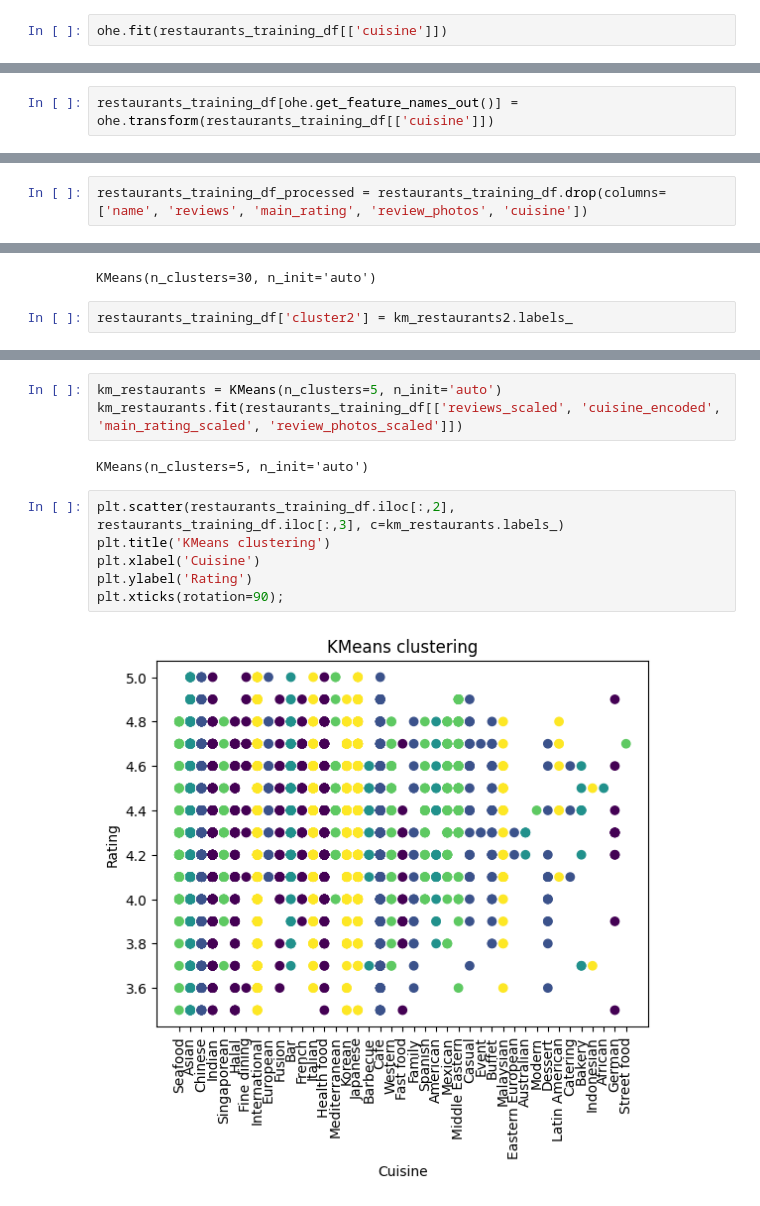
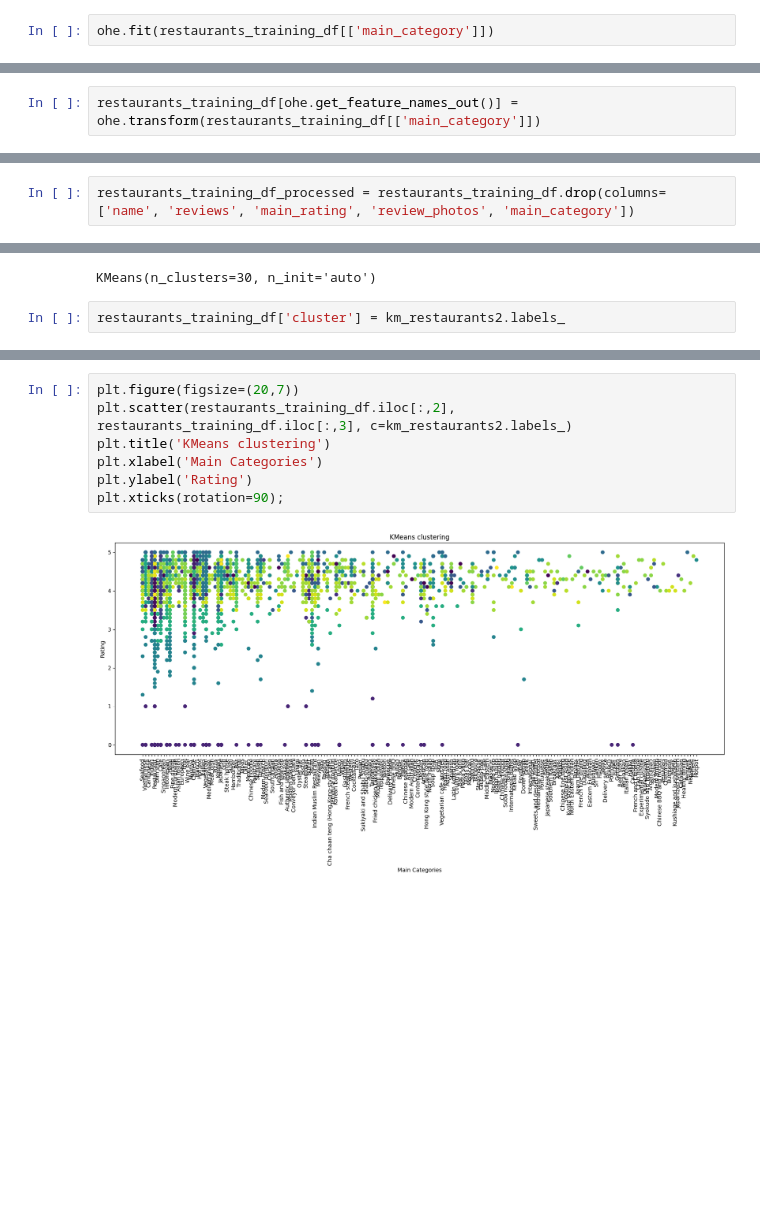
Before and after one commit to toothyachy/yumspeak, a Jupyter notebook: notebooks/kal_kmeans.ipynb, the cells around one changed output, grey strips where cells are left out. Cells and saved outputs as stored; diff of their text form; blank space fills up the shorter version.

```diff
--- a/notebooks/kal_kmeans.ipynb
+++ b/notebooks/kal_kmeans.ipynb
@@ -552,7 +573,7 @@ restaurants_training_df['cuisine_encoded'] = label_encoder.fit_transform(restaur
 # %%
 ohe = OneHotEncoder(handle_unknown='ignore', sparse_output = False)
 # %%
-ohe.fit(restaurants_training_df[['cuisine']])
+ohe.fit(restaurants_training_df[['main_category']])
 # %% [output]
 OneHotEncoder(handle_unknown='ignore', sparse_output=False)
 # %%
@@ -569,2 +599,2 @@ ohe.categories_
 # %%
-restaurants_training_df[ohe.get_feature_names_out()] = ohe.transform(restaurants_training_df[['cuisine']])
+restaurants_training_df[ohe.get_feature_names_out()] = ohe.transform(restaurants_training_df[['main_category']])
@@ -631,10 +675,10 @@ restaurants_training_df
 # %%
-restaurants_training_df_processed = restaurants_training_df.drop(columns=['name', 'reviews', 'main_rating', 'review_photos', 'cuisine'])
+restaurants_training_df_processed = restaurants_training_df.drop(columns=['name', 'reviews', 'main_rating', 'review_photos', 'main_category'])
 # %%
 km_restaurants2 = KMeans(n_clusters=30, n_init='auto')
 km_restaurants2.fit(restaurants_training_df_processed)
 # %% [output]
 KMeans(n_clusters=30, n_init='auto')
 # %%
-restaurants_training_df['cluster2'] = km_restaurants2.labels_
+restaurants_training_df['cluster'] = km_restaurants2.labels_
 # %%
@@ -682,15 +726,11 @@ Name: cuisine, dtype: int64
 3.9    1
 Name: main_rating, dtype: int64
-# %%
-km_restaurants = KMeans(n_clusters=5, n_init='auto')
-km_restaurants.fit(restaurants_training_df[['reviews_scaled', 'cuisine_encoded', 'main_rating_scaled', 'review_photos_scaled']])
-# %% [output]
-KMeans(n_clusters=5, n_init='auto')
 # %%
-plt.scatter(restaurants_training_df.iloc[:,2], restaurants_training_df.iloc[:,3], c=km_restaurants.labels_)
+plt.figure(figsize=(20,7))
+plt.scatter(restaurants_training_df.iloc[:,2], restaurants_training_df.iloc[:,3], c=km_restaurants2.labels_)
 plt.title('KMeans clustering')
-plt.xlabel('Cuisine')
+plt.xlabel('Main Categories')
 plt.ylabel('Rating')
 plt.xticks(rotation=90);
 # %% [output]
-[figure, old version]
+[figure, new version]
```
Also changed, not shown: parts of 30 cells of this notebook, 6 other files.
